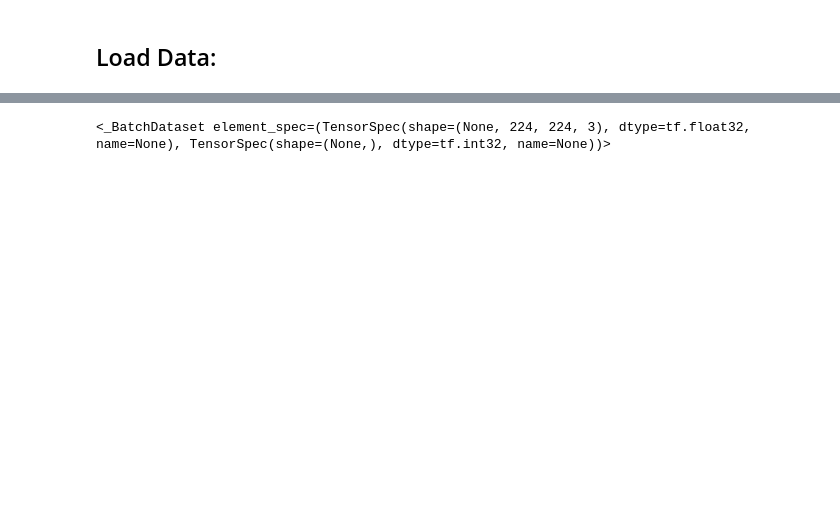
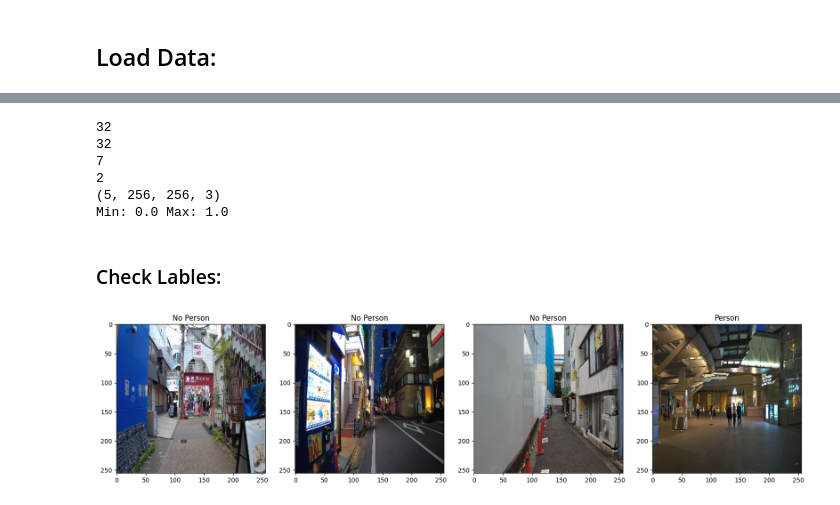
Before and after one commit to cjvillar/tf-image-train-workbook, a Jupyter notebook: tf_image.ipynb, the cells around one changed output, grey strips where cells are left out. Cells and saved outputs as stored; diff of their text form; code cells hidden in the pictures; blank space fills up the shorter version.

```diff
--- a/tf_image.ipynb
+++ b/tf_image.ipynb
@@ -19,14 +19,12 @@ Class docstring: LazyLoader that handles routing to different Keras version.
 ### Check for images:
 # %%
 # set the path to your dataset
-dataset_dir = "./image_scrape_code/screenshots"
+dataset_dir = './image_scrape_code/screenshots'
 
-# list all image files in the dataset directory
+# append dir and folder name into a list
 image_files = [
     os.path.join(dataset_dir, filename)
     for filename in os.listdir(dataset_dir)
     if filename.endswith(".png")
 ]
-
-for f in image_files:
-    print(f)
+print(len(image_files))
@@ -72,21 +110,46 @@ for l in labels:
 # load and preprocess the images
 def load_and_preprocess_image(image_path, label):
     image = tf.io.read_file(image_path)
-    image = tf.image.decode_jpeg(image, channels=3)
-    image = tf.image.resize(image, (224, 224))  # resize to desired dimensions
-    image = tf.cast(image, tf.float32) / 255.0  # normalize pixel values between 0 and 1
+    image = tf.image.decode_png(image, channels=3)
+    image = tf.image.resize(image, (256, 256))  # resize to desired dimensions
+    image = tf.cast(image, tf.float32) / 255.0  # Scale (normalize pixel values between 0 and 1)
     return image, label
 # %%
 # create a TensorFlow dataset from the image files and labels
 dataset = tf.data.Dataset.from_tensor_slices((image_files, labels))
+print(len(dataset))
 
 # map the preprocessing function to the dataset
 dataset = dataset.map(load_and_preprocess_image)
+print(len(dataset))
 
 # shuffle and batch the dataset
-dataset = dataset.shuffle(buffer_size=len(image_files))
-dataset = dataset.batch(batch_size=32)
+dataset = dataset.shuffle(buffer_size=len(image_files),reshuffle_each_iteration=False)
+dataset = dataset.batch(batch_size=5) #changed to 10 from 32
+print(len(dataset))
+data_itr = dataset.as_numpy_iterator()
+batch = data_itr.next()
 
-print(dataset)
+
+print(len(batch)) #should have two
+print(batch[0].shape)
+print(f'Min: {batch[0].min()} Max: {batch[0].max()}')
 # %% [output]
-<_BatchDataset element_spec=(TensorSpec(shape=(None, 224, 224, 3), dtype=tf.float32, name=None), TensorSpec(shape=(None,), dtype=tf.int32, name=None))>
+32
+32
+7
+2
+(5, 256, 256, 3)
+Min: 0.0 Max: 1.0
+# %% [markdown]
+### Check Lables:
+# %%
+
+fig, ax = plt.subplots(ncols=4, figsize=(20,20))
+for idx, (img, label) in enumerate(zip(batch[0][:4], batch[1][:4])):
+    ax[idx].imshow(img)
+    title = "Person" if label == 1 else "No Person"
+    ax[idx].title.set_text(title)
+plt.show()
+# %% [output]
+[figure, added]
```
Also changed, not shown: parts of 30 cells of this notebook, 1 other file.
